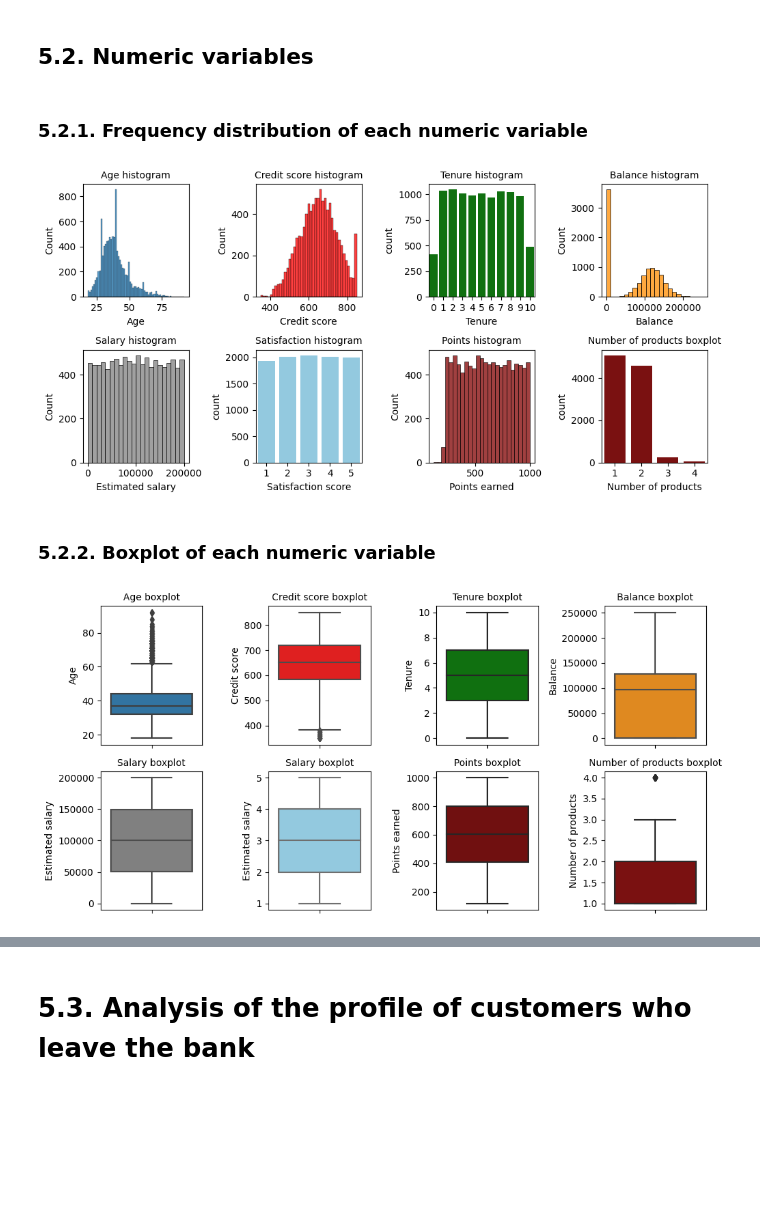
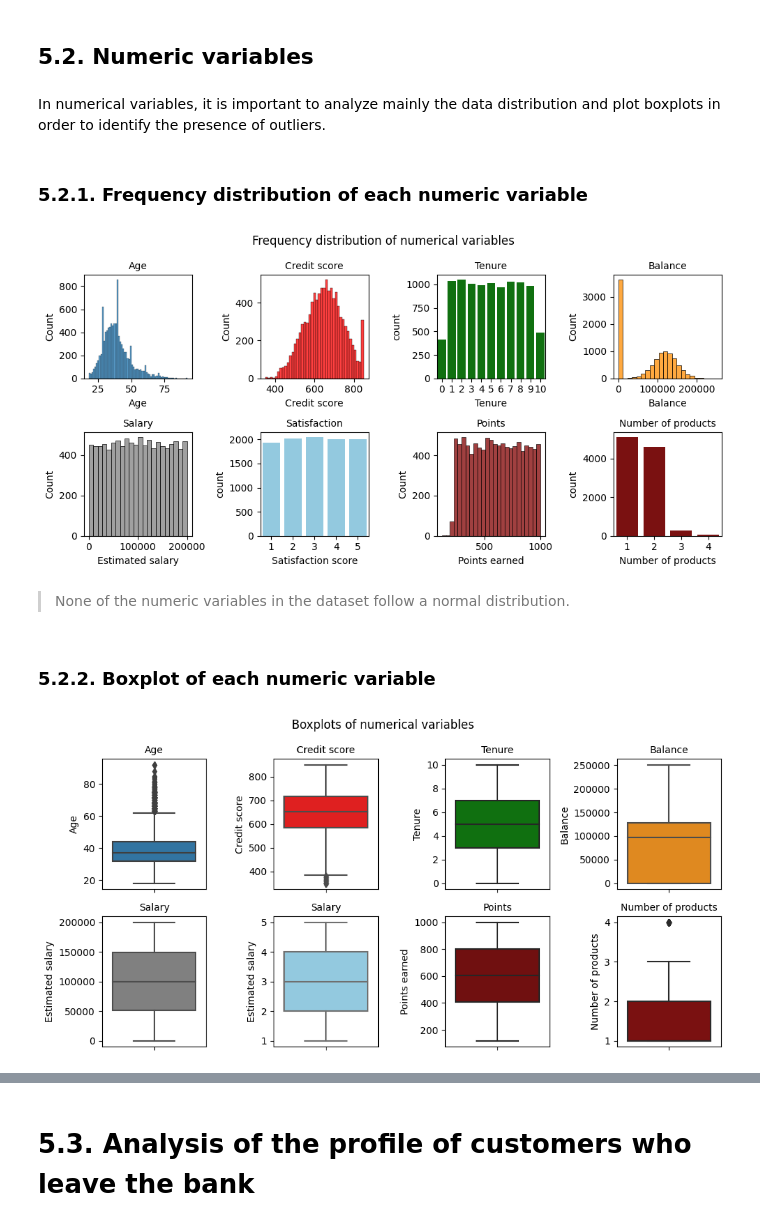
Before and after one commit to DamodaraBarbosa/bank_customer_churn_prediction, a Jupyter notebook: bank_customer_churn_prediction_|_LGBMCLassifier_tuning.ipynb, the cells around one changed output, grey strips where cells are left out. Drawn from its saved outputs; the diff is of its cells as text; code cells hidden in the pictures; blank space fills up the shorter version.

```diff
--- a/bank_customer_churn_prediction_|_LGBMCLassifier_tuning.ipynb
+++ b/bank_customer_churn_prediction_|_LGBMCLassifier_tuning.ipynb
@@ -306,69 +314,75 @@ plt.show()
 > Only 2044 customers filed a complaint, this corresponds to 20.44% of customers.
 # %% [markdown]
 ## 5.2. Numeric variables
+# %% [markdown]
+In numerical variables, it is important to analyze mainly the data distribution and plot boxplots in order to identify the presence of outliers.
 # %% [markdown]
 ### 5.2.1. Frequency distribution of each numeric variable
 # %%
 fig, ax = plt.subplots(2, 4, figsize= (10, 5))
+fig.suptitle('Frequency distribution of numerical variables')
 
 ax1 = sns.histplot(data= df, x= 'age', ax= ax[0, 0])
-ax1.set_title('Age histogram',fontsize= 10)
+ax1.set_title('Age',fontsize= 10)
 ax1.set_xlabel('Age')
 ax2 = sns.histplot(data= df, x= 'credit_score', color= 'r', ax= ax[0, 1])
-ax2.set_title('Credit score histogram',fontsize= 10)
+ax2.set_title('Credit score',fontsize= 10)
 ax2.set_xlabel('Credit score')
 ax3 = sns.countplot(data= df, x= 'tenure', color= 'g', ax= ax[0, 2])
-ax3.set_title('Tenure histogram',fontsize= 10)
+ax3.set_title('Tenure',fontsize= 10)
 ax3.set_xlabel('Tenure')
 ax4 = sns.histplot(data= df, x= 'balance', color= 'darkorange', ax= ax[0, 3])
-ax4.set_title('Balance histogram',fontsize= 10)
+ax4.set_title('Balance',fontsize= 10)
 ax4.set_xlabel('Balance')
 ax5 = sns.histplot(data= df, x= 'estimated_salary', color= 'gray', ax= ax[1, 0])
-ax5.set_title('Salary histogram',fontsize= 10)
+ax5.set_title('Salary',fontsize= 10)
 ax5.set_xlabel('Estimated salary')
 ax6 = sns.countplot(data= df, x= 'satisfaction_score', color= 'skyblue', ax= ax[1, 1])
-ax6.set_title('Satisfaction histogram',fontsize= 10)
+ax6.set_title('Satisfaction',fontsize= 10)
 ax6.set_xlabel('Satisfaction score')
 ax7 = sns.histplot(data= df, x= 'point_earned', color= 'maroon', ax= ax[1, 2])
-ax7.set_title('Points histogram',fontsize= 10)
+ax7.set_title('Points',fontsize= 10)
 ax7.set_xlabel('Points earned')
 ax8 = sns.countplot(data= df, x= 'num_of_products', color= 'darkred', ax= ax[1, 3])
-ax8.set_title('Number of products boxplot', fontsize= 10)
+ax8.set_title('Number of products', fontsize= 10)
 ax8.set_xlabel('Number of products')
 plt.tight_layout()
 plt.show()
 # %% [output]
-[figure, old version]
+[figure, new version]
+# %% [markdown]
+> None of the numeric variables in the dataset follow a normal distribution.
 # %% [markdown]
 ### 5.2.2. Boxplot of each numeric variable
 # %%
 fig, ax = plt.subplots(2, 4, figsize= (10, 5))
+fig.suptitle('Boxplots of numerical variables')
 
 ax1 = sns.boxplot(data= df, y= 'age', ax= ax[0, 0])
-ax1.set_title('Age boxplot',fontsize= 10)
+ax1.set_title('Age',fontsize= 10)
 ax1.set_ylabel('Age')
 ax2 = sns.boxplot(data= df, y= 'credit_score', color= 'r', ax= ax[0, 1])
-ax2.set_title('Credit score boxplot',fontsize= 10)
+ax2.set_title('Credit score',fontsize= 10)
 ax2.set_ylabel('Credit score')
 ax3 = sns.boxplot(data= df, y= 'tenure', color= 'g', ax= ax[0, 2])
-ax3.set_title('Tenure boxplot',fontsize= 10)
+ax3.set_title('Tenure', fontsize= 10)
 ax3.set_ylabel('Tenure')
 ax4 = sns.boxplot(data= df, y= 'balance', color= 'darkorange', ax= ax[0, 3])
-ax4.set_title('Balance boxplot',fontsize= 10)
+ax4.set_title('Balance',fontsize= 10)
 ax4.set_ylabel('Balance')
 ax5 = sns.boxplot(data= df, y= 'estimated_salary', color= 'gray', ax= ax[1, 0])
-ax5.set_title('Salary boxplot',fontsize= 10)
+ax5.set_title('Salary',fontsize= 10)
 ax5.set_ylabel('Estimated salary')
 ax6 = sns.boxplot(data= df, y= 'satisfaction_score', color= 'skyblue', ax= ax[1, 1])
-ax6.set_title('Salary boxplot',fontsize= 10)
+ax6.set_title('Salary',fontsize= 10)
 ax6.set_ylabel('Estimated salary')
 ax7 = sns.boxplot(data= df, y= 'point_earned', color= 'maroon', ax= ax[1, 2])
-ax7.set_title('Points boxplot',fontsize= 10)
+ax7.set_title('Points',fontsize= 10)
 ax7.set_ylabel('Points earned')
 ax8 = sns.boxplot(data= df, y= 'num_of_products', color= 'darkred', ax= ax[1, 3])
-ax8.set_title('Number of products boxplot', fontsize= 10)
+ax8.set_title('Number of products', fontsize= 10)
 ax8.set_ylabel('Number of products')
 plt.tight_layout()
 plt.show()
 # %% [output]
-[figure, old version]
+[figure, new version]
```
Also changed, not shown: parts of 57 cells of this notebook.
